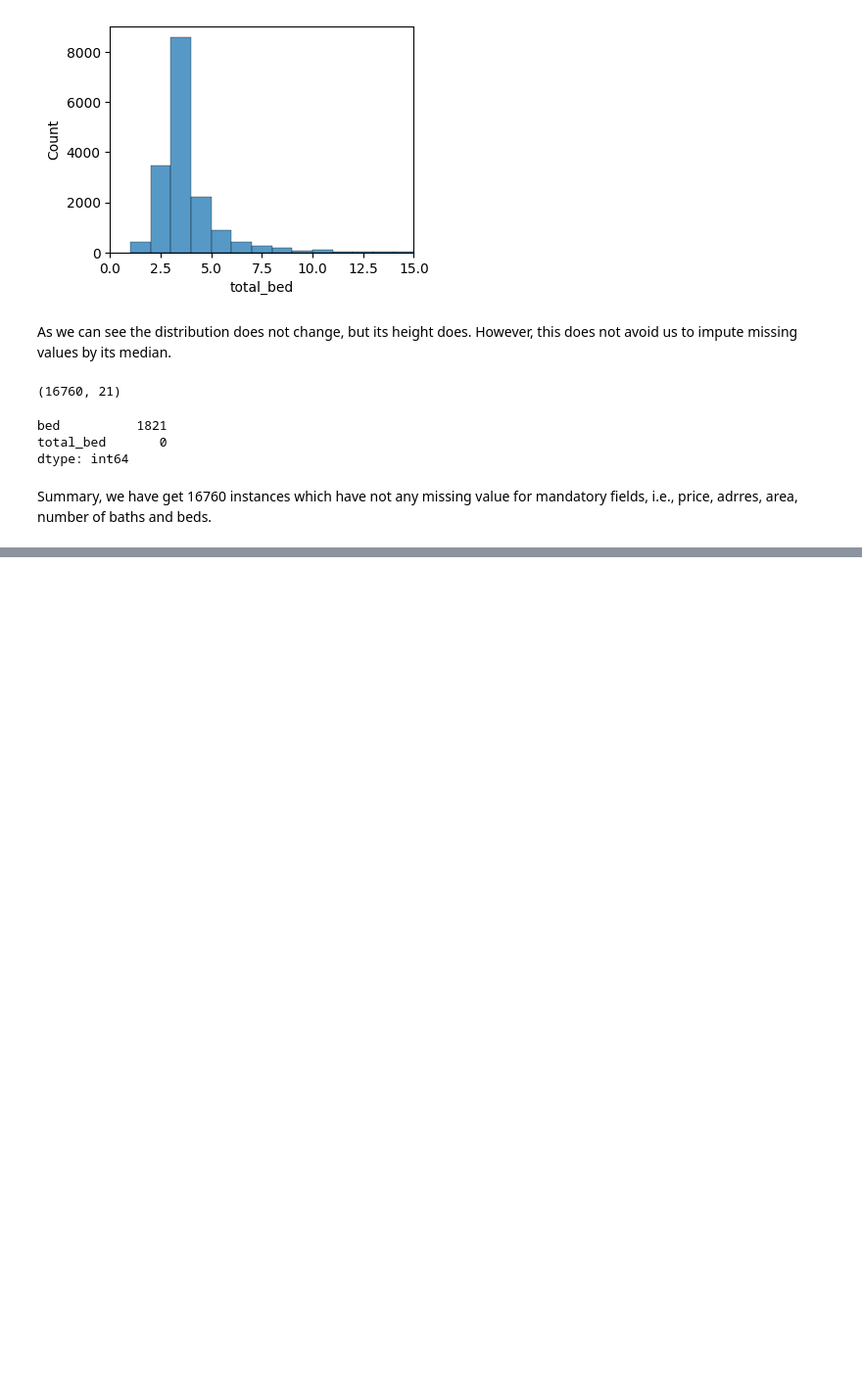
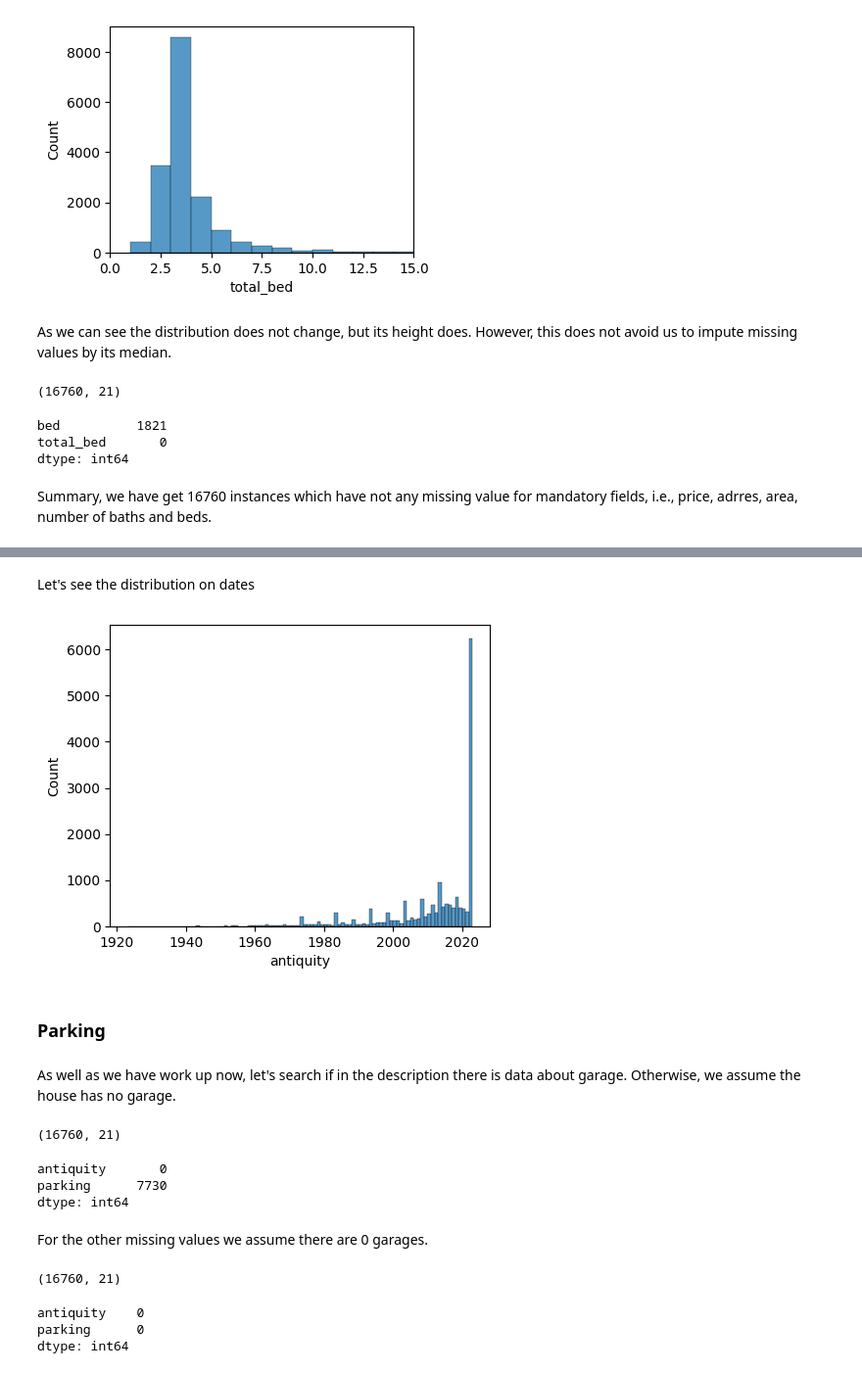
Before and after one commit to HugoGT/Vibi_model, a Jupyter notebook: ETL/01_urbania.ipynb, the cells around one changed output, grey strips where cells are left out. Shown at 98% size. Drawn from its saved outputs; the diff is of its cells as text; code cells hidden in the pictures; blank space fills up the shorter version.

```diff
--- a/ETL/urbania.ipynb
+++ b/ETL/01_urbania.ipynb
@@ -432,0 +449,6 @@ dtype: int64
+# %%
+df['antiquity'] = df['antiquity'].replace('A estrenar', '0')
+df['antiquity'] = df['antiquity'].replace('En construcción', '0')
+df['antiquity'] = df['antiquity'].replace('999', '1999')
+df['antiquity'] = df['antiquity'].astype(int)
+df.head(2)
@@ -432,0 +461,5 @@ dtype: int64
+# %%
+mask = df['antiquity'] <= 100
+antiquity_new = df.loc[mask, 'antiquity'].apply(lambda x: 2023 - x)
+df.loc[antiquity_new.index.to_list(), 'antiquity'] = antiquity_new
+df.head(3)
@@ -432,0 +473,35 @@ dtype: int64
+# %% [markdown]
+Let's see the distribution on dates
+# %%
+plt.figure(figsize=(5,4))
+sns.histplot(df['antiquity'], binwidth=1.0)
+plt.show()
+# %% [output]
+[figure, added]
+# %% [markdown]
+### Parking
+# %% [markdown]
+As well as we have work up now, let's search if in the description there is data about garage. Otherwise, we assume the house has no garage.
+# %%
+mask = (df['parking'].isna())
+pattern = 'cochera|garage|estacionamiento|parking'
+values_parking = df[mask]['description'].str.extract(f'({pattern})').dropna().reset_index().groupby('id').count()
+df.loc[values_parking.index.to_list(), 'parking'] = values_parking[0]
+print(df.shape)
+df[['antiquity', 'parking']].isna().sum()
+# %% [output]
+(16760, 21)
+antiquity       0
+parking      7730
+dtype: int64
+# %% [markdown]
+For the other missing values we assume there are 0 garages.
+# %%
+df['parking'] = df['parking'].fillna(0).astype(int)
+print(df.shape)
+df[['antiquity', 'parking']].isna().sum()
+# %% [output]
+(16760, 21)
+antiquity    0
+parking      0
+dtype: int64
```
Also changed, not shown: parts of 14 cells of this notebook.
